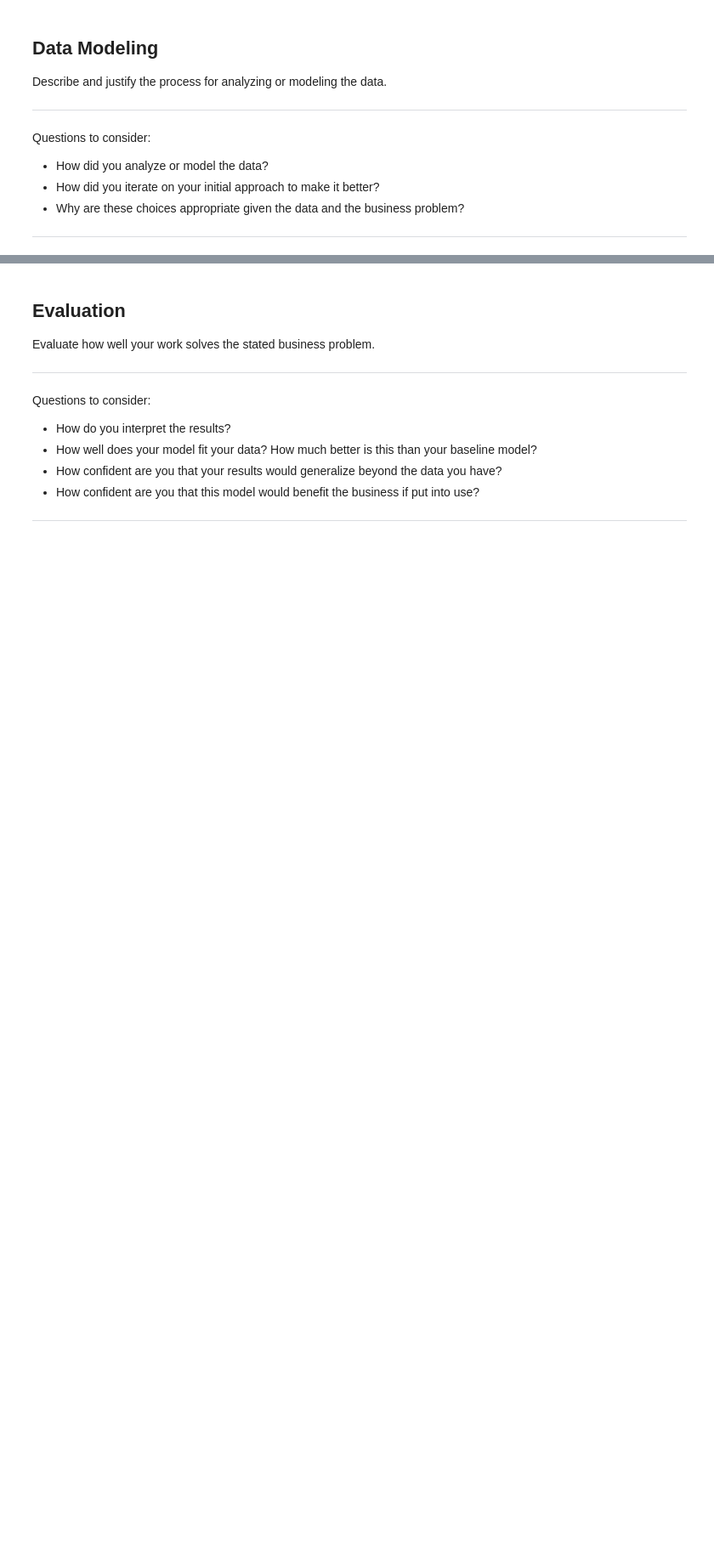
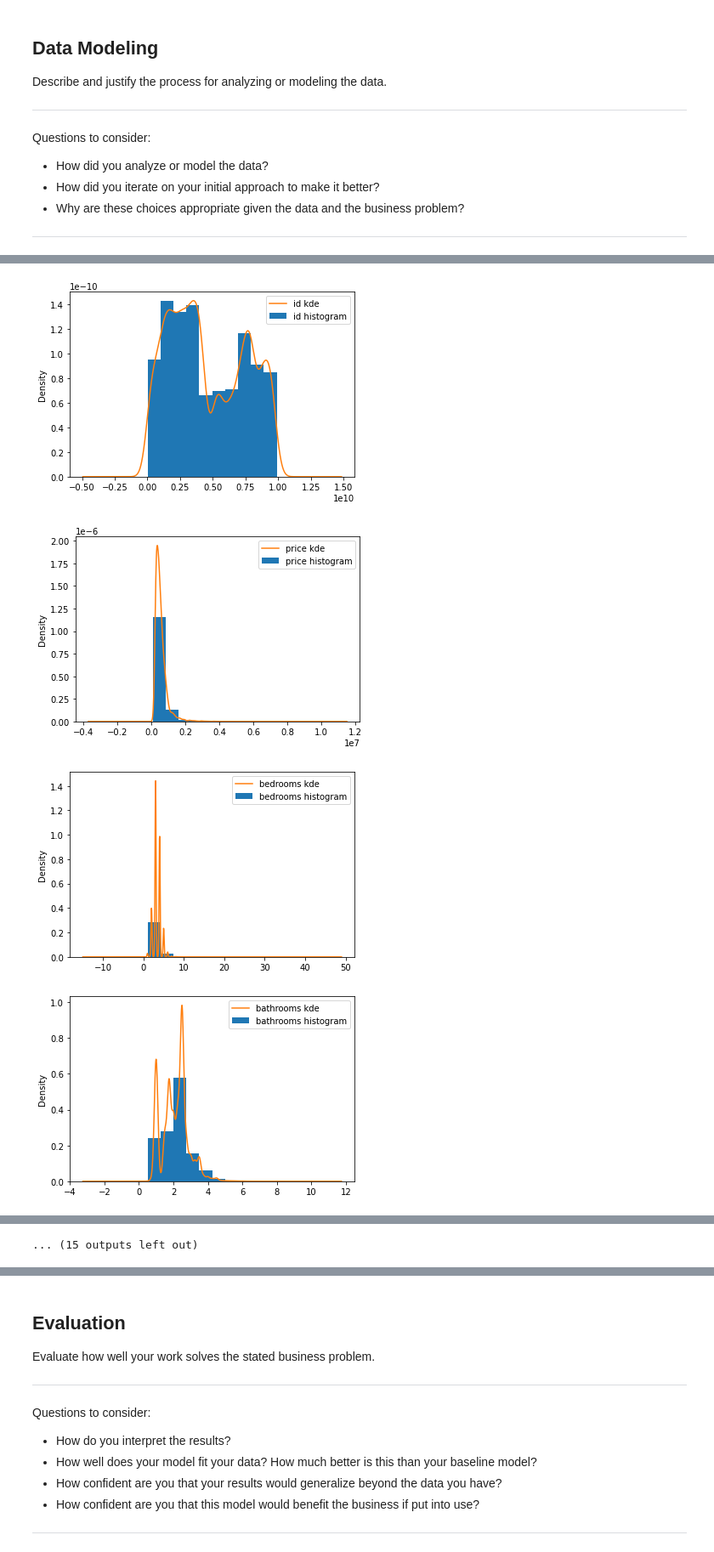
Before and after one commit to NBYHO/dsc-project-2-house-sales, a Jupyter notebook: dsc-phase2-project.ipynb, the cells around one changed output, grey strips where cells are left out. Shown at 85% size. Cells and saved outputs as stored; diff of their text form; code cells hidden in the pictures; blank space fills up the shorter version.

```diff
--- a/dsc-phase2-project.ipynb
+++ b/dsc-phase2-project.ipynb
@@ -57,3 +361,6 @@ Questions to consider:
+# %%
+df.rename(columns={"view_1.0": "view_1", "view_2.0": "view_2",
+                   "view_3.0": "view_3", "view_4.0": "view_4","wf_1.0": "wf_1"}, inplace=True)
 # %% [markdown]
 ## Data Modeling
 Describe and justify the process for analyzing or modeling the data.
@@ -68,0 +377,12 @@ Questions to consider:
+# %%
+#check for normality with KDE plot
+for column in df:
+    df[column].plot.hist(density=True, label = column+' histogram')
+    df[column].plot.kde(label =column+' kde')
+    plt.legend()
+    plt.show()
+# %% [output]
+[figure, added]
+[figure, added]
+[figure, added]
+[figure, added]
@@ -68,0 +397 @@ Questions to consider:
+... (15 outputs left out)
```
Also changed, not shown: parts of 58 cells of this notebook, 10 other files.
